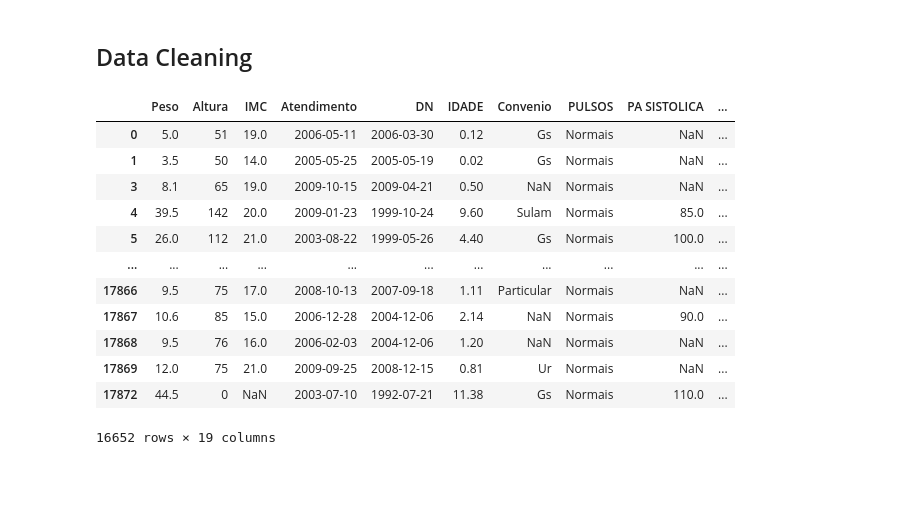
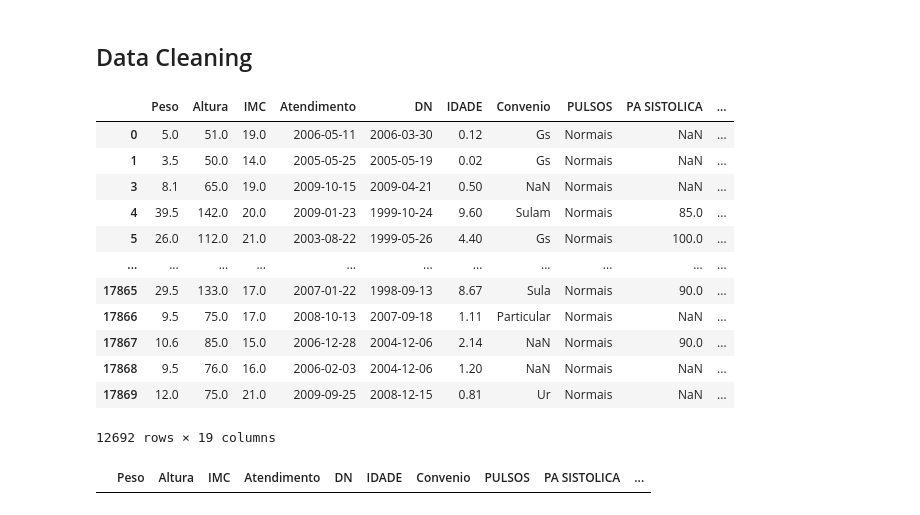
Before and after one commit to Proenca13/Project_FDS, a Jupyter notebook: PredictingCardiacDiseasesChildren.ipynb, the cells around one changed output. Cells and saved outputs as stored; diff of their text form; code cells hidden in the pictures; blank space fills up the shorter version.

```diff
--- a/PredictingCardiacDiseasesChildren.ipynb
+++ b/PredictingCardiacDiseasesChildren.ipynb
@@ -369,45 +369,72 @@ df['NORMAL X ANORMAL'] = df['NORMAL X ANORMAL'].replace({
 })
 df['PULSOS'] = df['PULSOS'].replace({
     'AMPLOS': 'Amplos',
     'NORMAIS': 'Normais',
     'Femorais diminuidos': 'Diminuídos',
     'Diminuídos ': 'Diminuídos',
 
 })
 df['PPA'] = df['PPA'].replace({
     'Não Calculado': np.nan,
     'NA': np.nan,
     'NaN': np.nan,
     '#VALUE!': np.nan
 })
 df['SOPRO'] = df['SOPRO'].replace({
     'sistólico': 'Sistólico',
     'Sistolico e diastólico': 'Sistólico e Diastólico',
     'diastólico': 'Diastólico',
     'contínuo': 'Contínuo',
     'ausente': 'Ausente'
 })
 # Cleaning impossible Atendimento values
 df.loc[df['Atendimento'] > today, 'Atendimento'] = today
 # Cleaning rows with impossible Idade values and not child ages
 df = df[~((df['IDADE'] < 0) | (df['IDADE'] > 20))]
 
+df.loc[df['Peso'] <= 0, 'Peso'] = np.nan
+df.loc[df['Altura'] <= 0, 'Altura'] = np.nan
+df.loc[df['IMC'] <= 0, 'IMC'] = np.nan
+df = df[(df['IMC'] >= 10) & (df['IMC'] <= 60)]
+
+df = df[(df['FC'].between(30, 220)) | (df['FC'].isna())]
+
+df = df[
+    (
+        df['PA SISTOLICA'].isna() |
+        df['PA DIASTOLICA'].isna() |
+        (
+            (df['PA SISTOLICA'] >= df['PA DIASTOLICA']) &
+            (df['PA SISTOLICA'].between(40, 320)) &
+            (df['PA DIASTOLICA'].between(30, 200))
+        )
+    )
+]
+## Drop rows with half values Nan
+nan_threshold = df.shape[1] / 2
+df = df[df.isna().sum(axis=1) < nan_threshold]
 
 df
 # %% [output]
 |  | Peso | Altura | IMC | Atendimento | DN | IDADE | Convenio | PULSOS | PA SISTOLICA | ... |
-| 0 | 5.0 | 51 | 19.0 | 2006-05-11 | 2006-03-30 | 0.12 | Gs | Normais | NaN | ... |
-| 1 | 3.5 | 50 | 14.0 | 2005-05-25 | 2005-05-19 | 0.02 | Gs | Normais | NaN | ... |
-| 3 | 8.1 | 65 | 19.0 | 2009-10-15 | 2009-04-21 | 0.50 | NaN | Normais | NaN | ... |
-| 4 | 39.5 | 142 | 20.0 | 2009-01-23 | 1999-10-24 | 9.60 | Sulam | Normais | 85.0 | ... |
-| 5 | 26.0 | 112 | 21.0 | 2003-08-22 | 1999-05-26 | 4.40 | Gs | Normais | 100.0 | ... |
+| 0 | 5.0 | 51.0 | 19.0 | 2006-05-11 | 2006-03-30 | 0.12 | Gs | Normais | NaN | ... |
+| 1 | 3.5 | 50.0 | 14.0 | 2005-05-25 | 2005-05-19 | 0.02 | Gs | Normais | NaN | ... |
+| 3 | 8.1 | 65.0 | 19.0 | 2009-10-15 | 2009-04-21 | 0.50 | NaN | Normais | NaN | ... |
+| 4 | 39.5 | 142.0 | 20.0 | 2009-01-23 | 1999-10-24 | 9.60 | Sulam | Normais | 85.0 | ... |
+| 5 | 26.0 | 112.0 | 21.0 | 2003-08-22 | 1999-05-26 | 4.40 | Gs | Normais | 100.0 | ... |
 | ... | ... | ... | ... | ... | ... | ... | ... | ... | ... | ... |
-| 17866 | 9.5 | 75 | 17.0 | 2008-10-13 | 2007-09-18 | 1.11 | Particular | Normais | NaN | ... |
-| 17867 | 10.6 | 85 | 15.0 | 2006-12-28 | 2004-12-06 | 2.14 | NaN | Normais | 90.0 | ... |
-| 17868 | 9.5 | 76 | 16.0 | 2006-02-03 | 2004-12-06 | 1.20 | NaN | Normais | NaN | ... |
-| 17869 | 12.0 | 75 | 21.0 | 2009-09-25 | 2008-12-15 | 0.81 | Ur | Normais | NaN | ... |
-| 17872 | 44.5 | 0 | NaN | 2003-07-10 | 1992-07-21 | 11.38 | Gs | Normais | 110.0 | ... |
+| 17865 | 29.5 | 133.0 | 17.0 | 2007-01-22 | 1998-09-13 | 8.67 | Sula | Normais | 90.0 | ... |
+| 17866 | 9.5 | 75.0 | 17.0 | 2008-10-13 | 2007-09-18 | 1.11 | Particular | Normais | NaN | ... |
+| 17867 | 10.6 | 85.0 | 15.0 | 2006-12-28 | 2004-12-06 | 2.14 | NaN | Normais | 90.0 | ... |
+| 17868 | 9.5 | 76.0 | 16.0 | 2006-02-03 | 2004-12-06 | 1.20 | NaN | Normais | NaN | ... |
+| 17869 | 12.0 | 75.0 | 21.0 | 2009-09-25 | 2008-12-15 | 0.81 | Ur | Normais | NaN | ... |
-16652 rows × 19 columns
+12692 rows × 19 columns
+# %%
+nan_threshold = df.shape[1] / 2  # half the number of columns
+rows_with_many_nans = df[df.isna().sum(axis=1) >= nan_threshold]
+rows_with_many_nans
+# %% [output]
+|  | Peso | Altura | IMC | Atendimento | DN | IDADE | Convenio | PULSOS | PA SISTOLICA | ... |
 # %%
 ## Check Nan percentage per column
 (df.isna().sum() / len(df)) * 100
```
Also changed, not shown: parts of 4 cells of this notebook.
